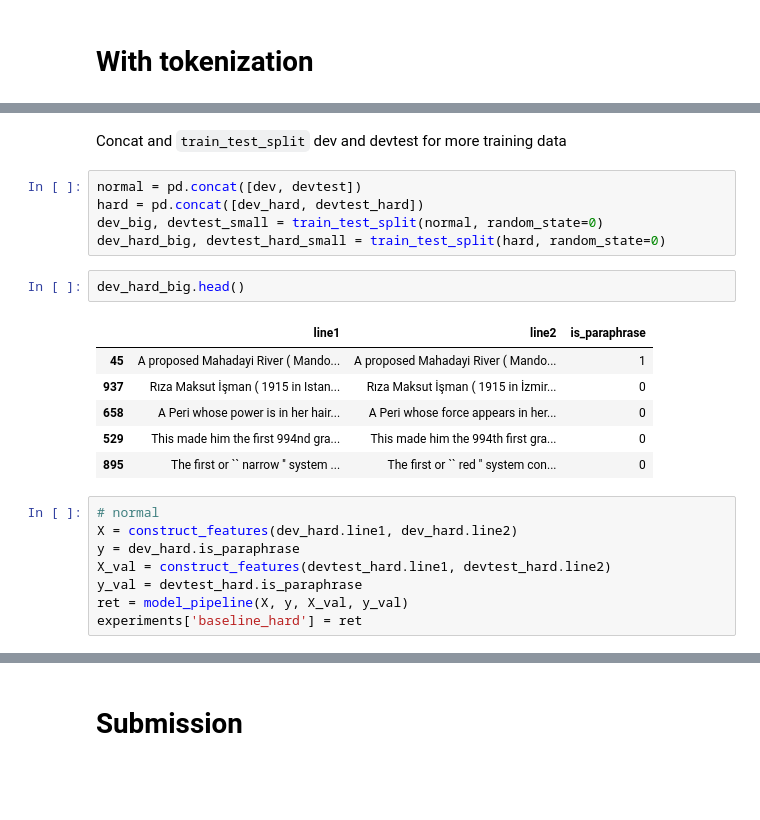
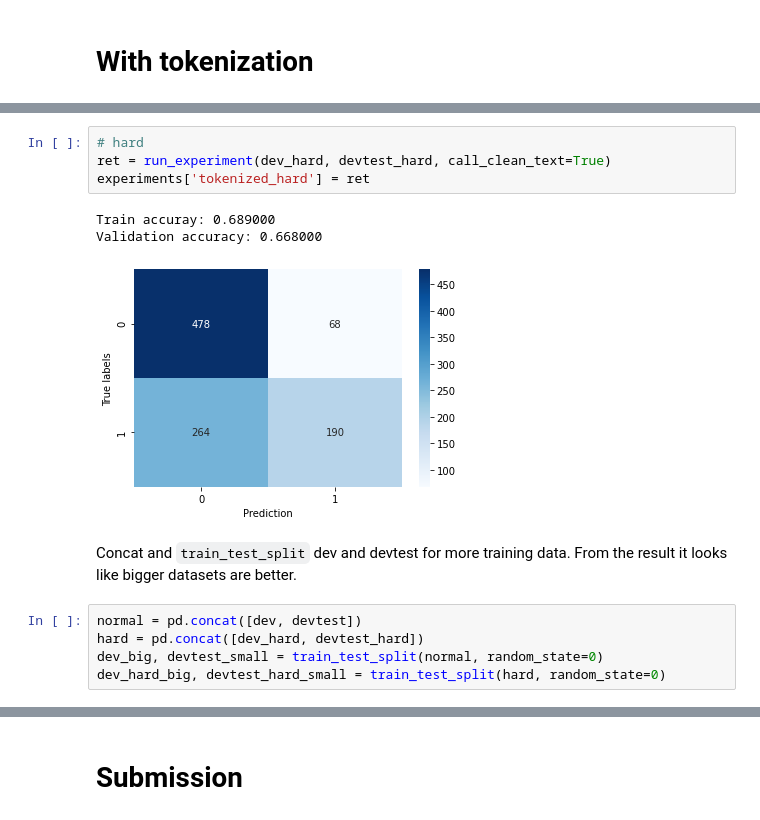
Before and after one commit to RuolinZheng08/ttic31190-natural-language-processing, a Jupyter notebook: hw4/mlp-classifier-experiemnts.ipynb, the cells around one changed output, grey strips where cells are left out. Cells and saved outputs as stored; diff of their text form; blank space fills up the shorter version.

```diff
--- a/hw4/mlp-classifier-experiemnts.ipynb
+++ b/hw4/mlp-classifier-experiemnts.ipynb
@@ -224,24 +197,15 @@ experiments['tokenized_hard'] = ret
+# %%
+# hard
+ret = run_experiment(dev_hard, devtest_hard, call_clean_text=True)
+experiments['tokenized_hard'] = ret
+# %% [output]
+Train accuray: 0.689000
+Validation accuracy: 0.668000
+[figure, added]
 # %% [markdown]
-Concat and `train_test_split` dev and devtest for more training data
+Concat and `train_test_split` dev and devtest for more training data. From the result it looks like bigger datasets are better.
 # %%
 normal = pd.concat([dev, devtest])
 hard = pd.concat([dev_hard, devtest_hard])
 dev_big, devtest_small = train_test_split(normal, random_state=0)
 dev_hard_big, devtest_hard_small = train_test_split(hard, random_state=0)
-# %%
-dev_hard_big.head()
-# %% [output]
-|  | line1 | line2 | is_paraphrase |
-| 45 | A proposed Mahadayi River ( Mando... | A proposed Mahadayi River ( Mando... | 1 |
-| 937 | Rıza Maksut İşman ( 1915 in Istan... | Rıza Maksut İşman ( 1915 in İzmir... | 0 |
-| 658 | A Peri whose power is in her hair... | A Peri whose force appears in her... | 0 |
-| 529 | This made him the first 994nd gra... | This made him the 994th first gra... | 0 |
-| 895 | The first or `` narrow '' system ... | The first or `` red '' system con... | 0 |
-# %%
-# normal
-X = construct_features(dev_hard.line1, dev_hard.line2)
-y = dev_hard.is_paraphrase
-X_val = construct_features(devtest_hard.line1, devtest_hard.line2)
-y_val = devtest_hard.is_paraphrase
-ret = model_pipeline(X, y, X_val, y_val)
-experiments['baseline_hard'] = ret
```
Also changed, not shown: parts of 17 cells of this notebook.
